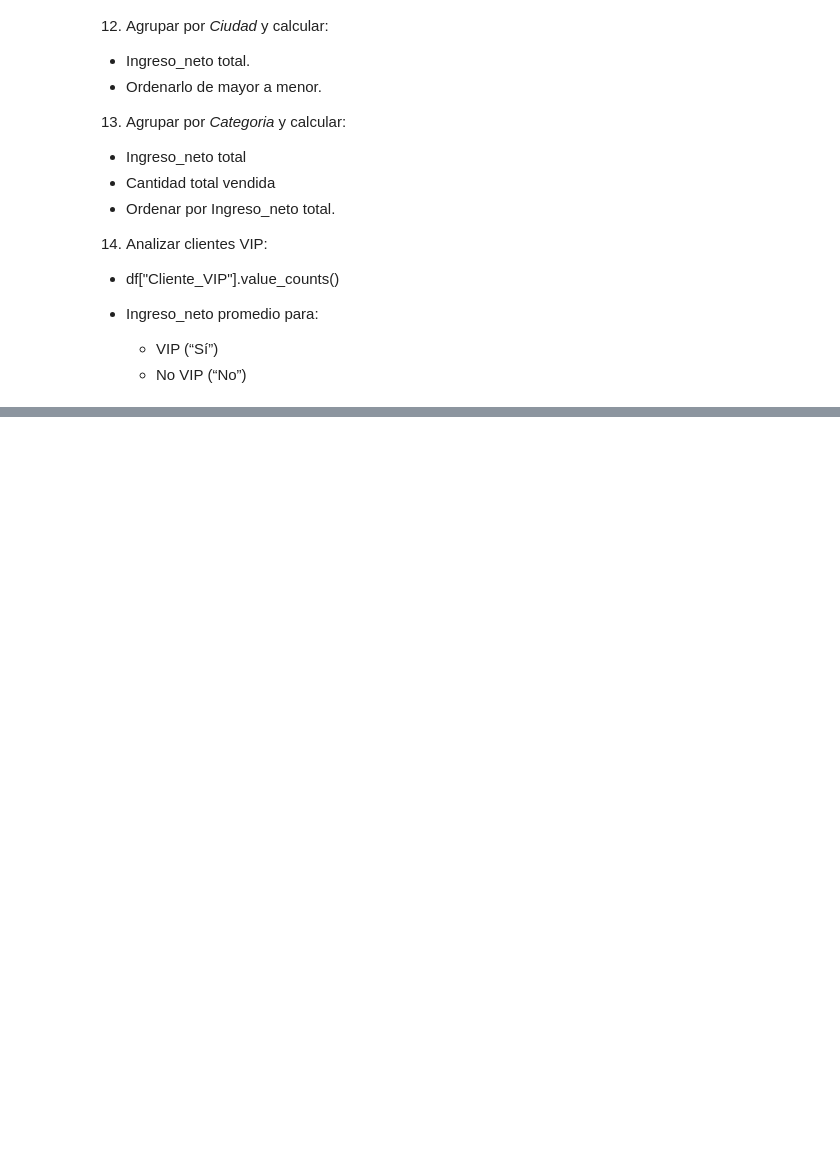
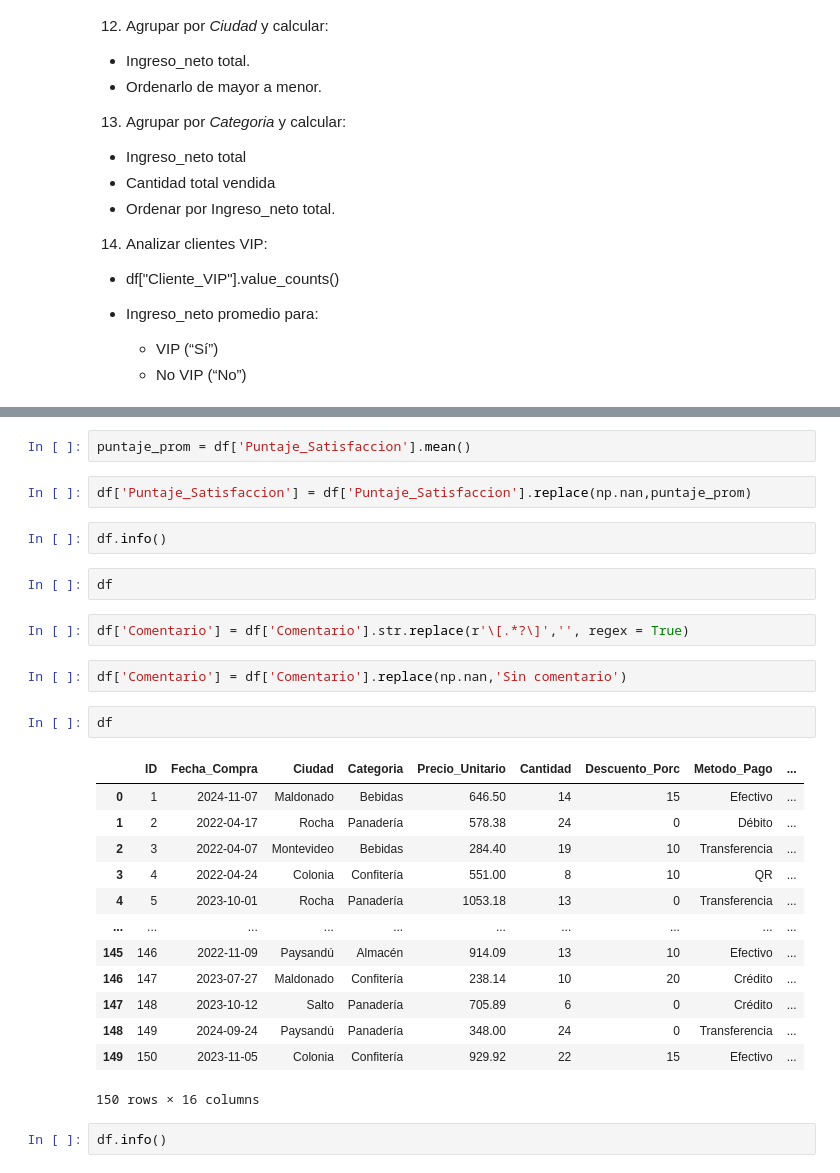
Before and after one commit to ramiro-pereirasft/practica-3-data-cleaning, a Jupyter notebook: notebooks/p3.ipynb, the cells around one changed output, grey strips where cells are left out. Cells and saved outputs as stored; diff of their text form; blank space fills up the shorter version.

```diff
--- a/notebooks/p3.ipynb
+++ b/notebooks/p3.ipynb
@@ -477,0 +592,30 @@ Name: Ingreso_neto, dtype: float64
+# %%
+puntaje_prom = df['Puntaje_Satisfaccion'].mean()
+# %%
+df['Puntaje_Satisfaccion'] = df['Puntaje_Satisfaccion'].replace(np.nan,puntaje_prom)
+# %%
+df.info()
+# %%
+df
+# %%
+df['Comentario'] = df['Comentario'].str.replace(r'\[.*?\]','', regex = True)
+# %%
+df['Comentario'] = df['Comentario'].replace(np.nan,'Sin comentario')
+# %%
+df
+# %% [output]
+|  | ID | Fecha_Compra | Ciudad | Categoria | Precio_Unitario | Cantidad | Descuento_Porc | Metodo_Pago | ... |
+| 0 | 1 | 2024-11-07 | Maldonado | Bebidas | 646.50 | 14 | 15 | Efectivo | ... |
+| 1 | 2 | 2022-04-17 | Rocha | Panadería | 578.38 | 24 | 0 | Débito | ... |
+| 2 | 3 | 2022-04-07 | Montevideo | Bebidas | 284.40 | 19 | 10 | Transferencia | ... |
+| 3 | 4 | 2022-04-24 | Colonia | Confitería | 551.00 | 8 | 10 | QR | ... |
+| 4 | 5 | 2023-10-01 | Rocha | Panadería | 1053.18 | 13 | 0 | Transferencia | ... |
+| ... | ... | ... | ... | ... | ... | ... | ... | ... | ... |
+| 145 | 146 | 2022-11-09 | Paysandú | Almacén | 914.09 | 13 | 10 | Efectivo | ... |
+| 146 | 147 | 2023-07-27 | Maldonado | Confitería | 238.14 | 10 | 20 | Crédito | ... |
+| 147 | 148 | 2023-10-12 | Salto | Panadería | 705.89 | 6 | 0 | Crédito | ... |
+| 148 | 149 | 2024-09-24 | Paysandú | Panadería | 348.00 | 24 | 0 | Transferencia | ... |
+| 149 | 150 | 2023-11-05 | Colonia | Confitería | 929.92 | 22 | 15 | Efectivo | ... |
+150 rows × 16 columns
+# %%
+df.info()
```
Also changed, not shown: parts of 76 cells of this notebook.
